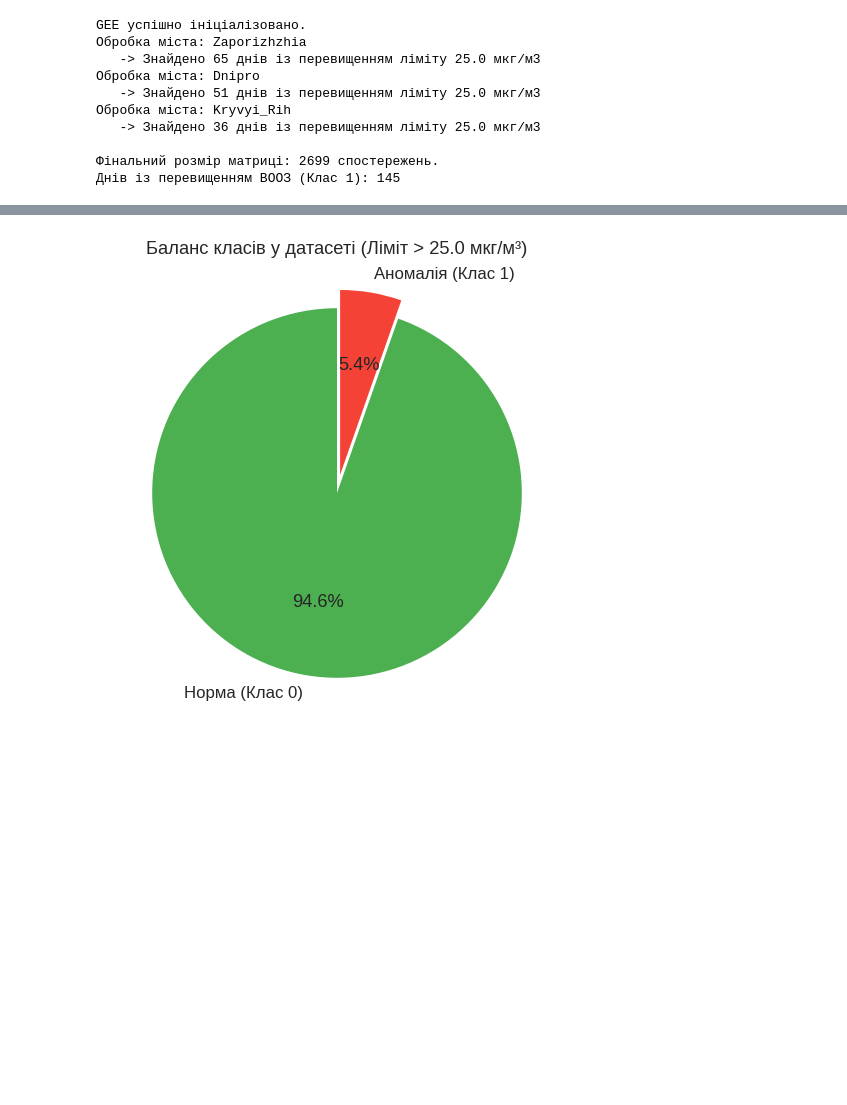
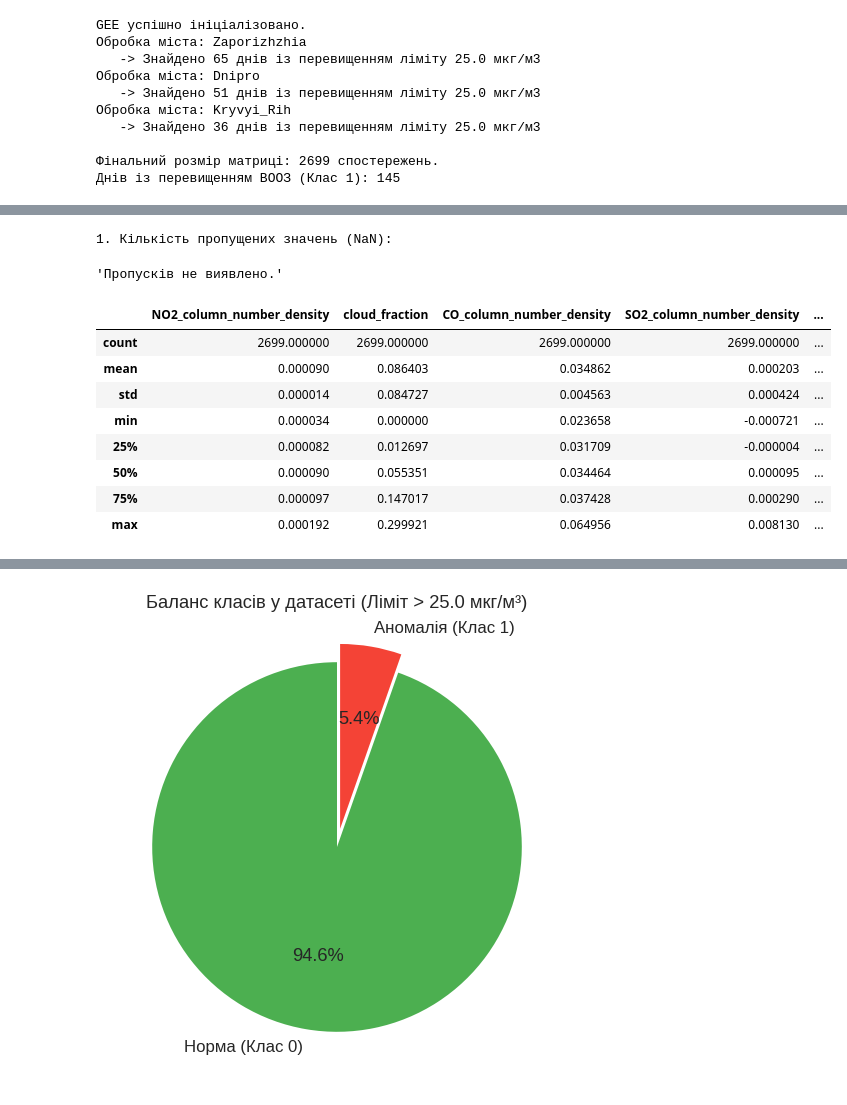
Before and after one commit to ivankomin/NO2-Detector-Coursework, a Jupyter notebook: report.ipynb, the cells around one changed output, grey strips where cells are left out. Saved outputs shown, nothing was run; the diff lists cells and outputs as text; code cells hidden in the pictures; blank space fills up the shorter version.

```diff
--- a/report.ipynb
+++ b/report.ipynb
@@ -82,0 +88,20 @@ df_final.head()
+# %%
+# 1. Перевірка на пропуски (NaN)
+nan_counts = df_final.isnull().sum()
+print("\n1. Кількість пропущених значень (NaN):")
+display(nan_counts[nan_counts > 0].to_frame(name='Кількість NaN') if nan_counts.sum() > 0 else "Пропусків не виявлено.")
+# %% [output]
+1. Кількість пропущених значень (NaN):
+'Пропусків не виявлено.'
+# %%
+df_final.describe()
+# %% [output]
+|  | NO2_column_number_density | cloud_fraction | CO_column_number_density | SO2_column_number_density | ... |
+| count | 2699.000000 | 2699.000000 | 2699.000000 | 2699.000000 | ... |
+| mean | 0.000090 | 0.086403 | 0.034862 | 0.000203 | ... |
+| std | 0.000014 | 0.084727 | 0.004563 | 0.000424 | ... |
+| min | 0.000034 | 0.000000 | 0.023658 | -0.000721 | ... |
+| 25% | 0.000082 | 0.012697 | 0.031709 | -0.000004 | ... |
+| 50% | 0.000090 | 0.055351 | 0.034464 | 0.000095 | ... |
+| 75% | 0.000097 | 0.147017 | 0.037428 | 0.000290 | ... |
+| max | 0.000192 | 0.299921 | 0.064956 | 0.008130 | ... |
```
Also changed, not shown: parts of 7 cells of this notebook, 1 other file.
